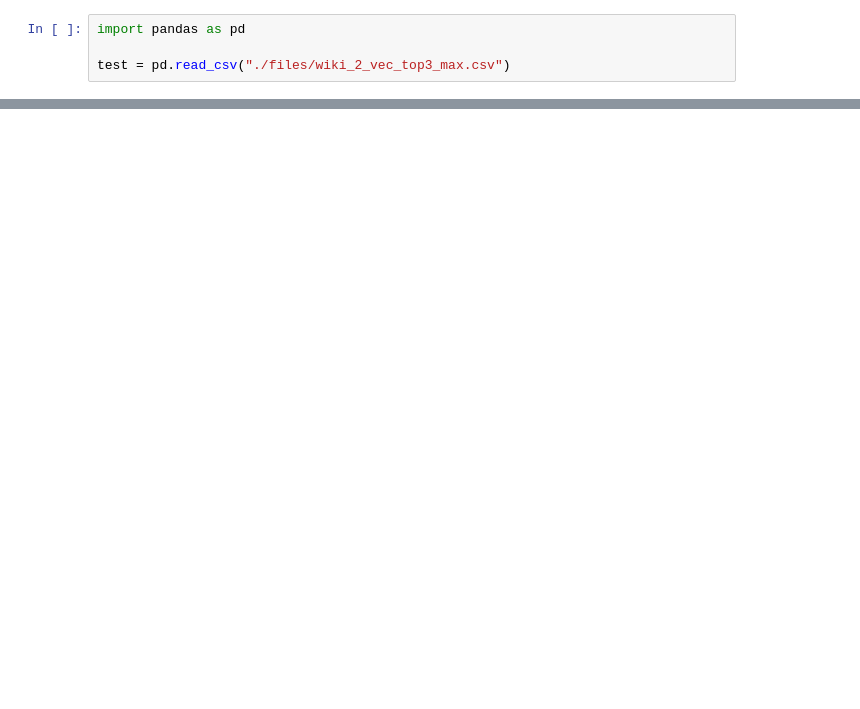
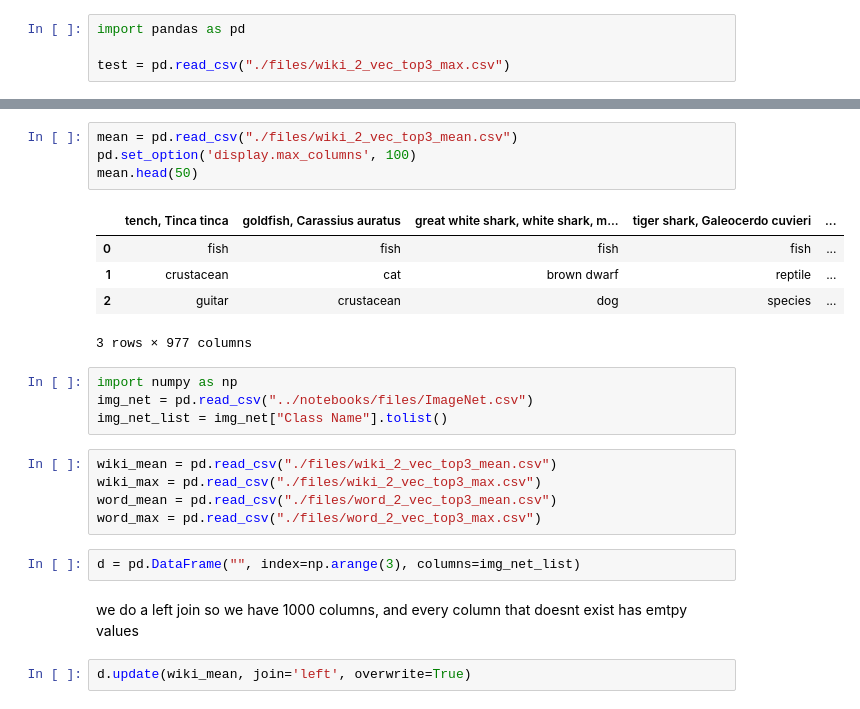
Before and after one commit to TianranWei/ISE-Linking-Entities-from-Images-to-Knowledge-Graphs, a Jupyter notebook: evaluation/evaluation.ipynb, the cells around one changed output, grey strips where cells are left out. Saved outputs shown, nothing was run; the diff lists cells and outputs as text; blank space fills up the shorter version.

```diff
--- a/evaluation/evaluation.ipynb
+++ b/evaluation/evaluation.ipynb
@@ -23,0 +33,25 @@ mean.head(50)
+# %%
+mean = pd.read_csv("./files/wiki_2_vec_top3_mean.csv")
+pd.set_option('display.max_columns', 100)
+mean.head(50)
+# %% [output]
+|  | tench, Tinca tinca | goldfish, Carassius auratus | great white shark, white shark, m... | tiger shark, Galeocerdo cuvieri | ... |
+| 0 | fish | fish | fish | fish | ... |
+| 1 | crustacean | cat | brown dwarf | reptile | ... |
+| 2 | guitar | crustacean | dog | species | ... |
+3 rows × 977 columns
+# %%
+import numpy as np
+img_net = pd.read_csv("../notebooks/files/ImageNet.csv")
+img_net_list = img_net["Class Name"].tolist()
+# %%
+wiki_mean = pd.read_csv("./files/wiki_2_vec_top3_mean.csv")
+wiki_max = pd.read_csv("./files/wiki_2_vec_top3_max.csv")
+word_mean = pd.read_csv("./files/word_2_vec_top3_mean.csv")
+word_max = pd.read_csv("./files/word_2_vec_top3_max.csv")
+# %%
+d = pd.DataFrame("", index=np.arange(3), columns=img_net_list)
+# %% [markdown]
+we do a left join so we have 1000 columns, and every column that doesnt exist has emtpy values
+# %%
+d.update(wiki_mean, join='left', overwrite=True)
```
Also changed, not shown: parts of 6 cells of this notebook, 1 other file.
